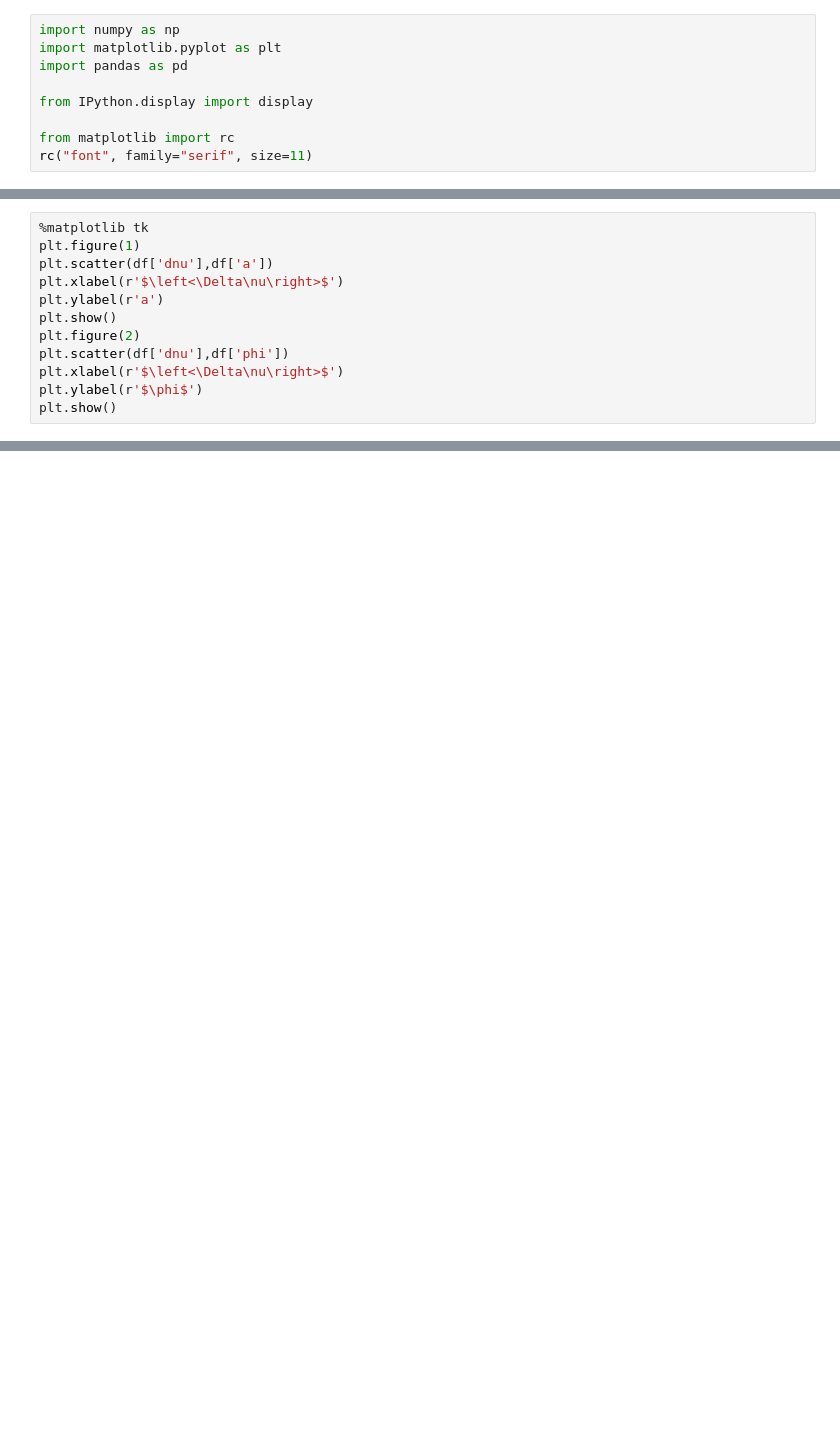
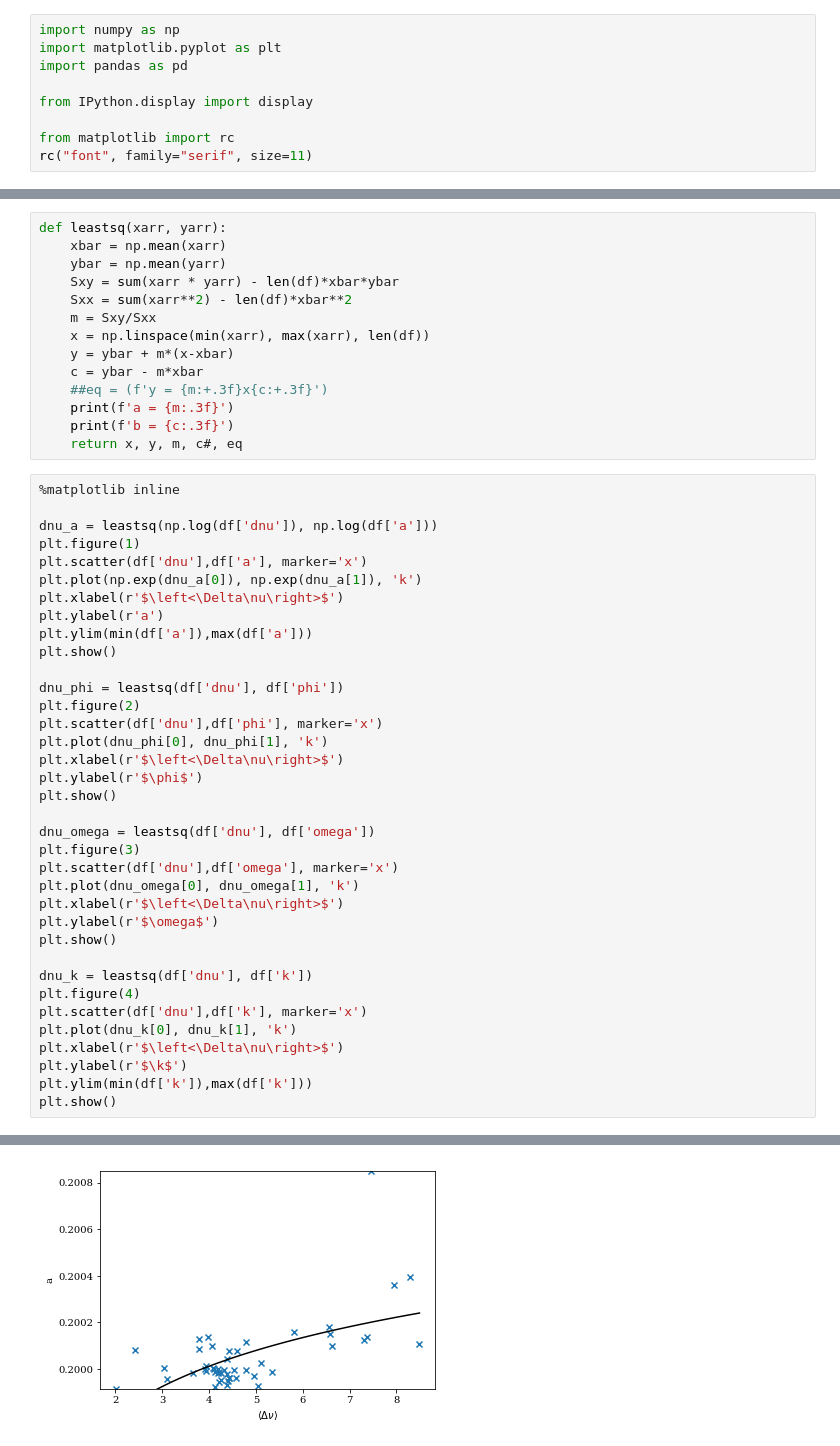
Before and after one commit to daw538/y4project, a Jupyter notebook: Dan_notebooks/hyperpriors50.ipynb, the cells around one changed output, grey strips where cells are left out. Drawn from its saved outputs; the diff is of its cells as text; blank space fills up the shorter version.

```diff
--- a/Dan_notebooks/hyperpriors50.ipynb
+++ b/Dan_notebooks/hyperpriors50.ipynb
@@ -30,12 +30,51 @@ df.describe()
-# %%
-%matplotlib tk
-plt.figure(1)
-plt.scatter(df['dnu'],df['a'])
-plt.xlabel(r'$\left<\Delta\nu\right>$')
-plt.ylabel(r'a')
-plt.show()
-plt.figure(2)
-plt.scatter(df['dnu'],df['phi'])
-plt.xlabel(r'$\left<\Delta\nu\right>$')
-plt.ylabel(r'$\phi$')
-plt.show()
+# %%
+def leastsq(xarr, yarr):
+    xbar = np.mean(xarr)
+    ybar = np.mean(yarr)
+    Sxy = sum(xarr * yarr) - len(df)*xbar*ybar
+    Sxx = sum(xarr**2) - len(df)*xbar**2
+    m = Sxy/Sxx
+    x = np.linspace(min(xarr), max(xarr), len(df))
+    y = ybar + m*(x-xbar)
+    c = ybar - m*xbar
+    ##eq = (f'y = {m:+.3f}x{c:+.3f}')
+    print(f'a = {m:.3f}')
+    print(f'b = {c:.3f}')
+    return x, y, m, c#, eq
+# %%
+%matplotlib inline
+
+dnu_a = leastsq(np.log(df['dnu']), np.log(df['a']))
+plt.figure(1)
+plt.scatter(df['dnu'],df['a'], marker='x')
+plt.plot(np.exp(dnu_a[0]), np.exp(dnu_a[1]), 'k')
+plt.xlabel(r'$\left<\Delta\nu\right>$')
+plt.ylabel(r'a')
+plt.ylim(min(df['a']),max(df['a']))
+plt.show()
+
+dnu_phi = leastsq(df['dnu'], df['phi'])
+plt.figure(2)
+plt.scatter(df['dnu'],df['phi'], marker='x')
+plt.plot(dnu_phi[0], dnu_phi[1], 'k')
+plt.xlabel(r'$\left<\Delta\nu\right>$')
+plt.ylabel(r'$\phi$')
+plt.show()
+
+dnu_omega = leastsq(df['dnu'], df['omega'])
+plt.figure(3)
+plt.scatter(df['dnu'],df['omega'], marker='x')
+plt.plot(dnu_omega[0], dnu_omega[1], 'k')
+plt.xlabel(r'$\left<\Delta\nu\right>$')
+plt.ylabel(r'$\omega$')
+plt.show()
+
+dnu_k = leastsq(df['dnu'], df['k'])
+plt.figure(4)
+plt.scatter(df['dnu'],df['k'], marker='x')
+plt.plot(dnu_k[0], dnu_k[1], 'k')
+plt.xlabel(r'$\left<\Delta\nu\right>$')
+plt.ylabel(r'$\k$')
+plt.ylim(min(df['k']),max(df['k']))
+plt.show()
+# %% [output]
@@ -41,0 +83 @@ plt.show()
+[figure, added]
```
Also changed, not shown: parts of 3 cells of this notebook, 3 other files.
